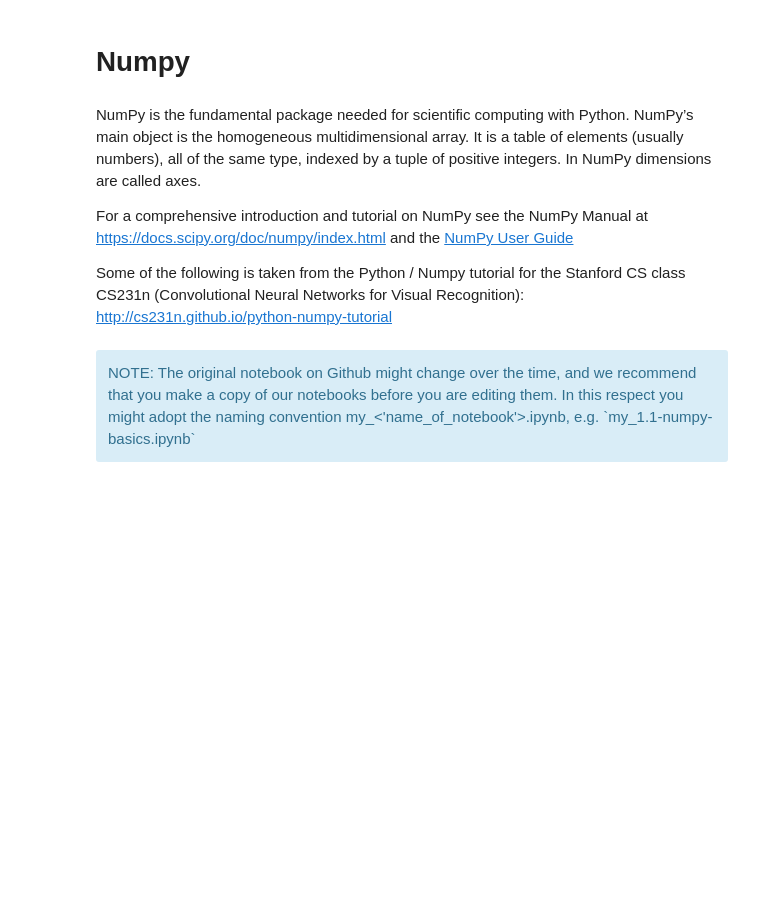
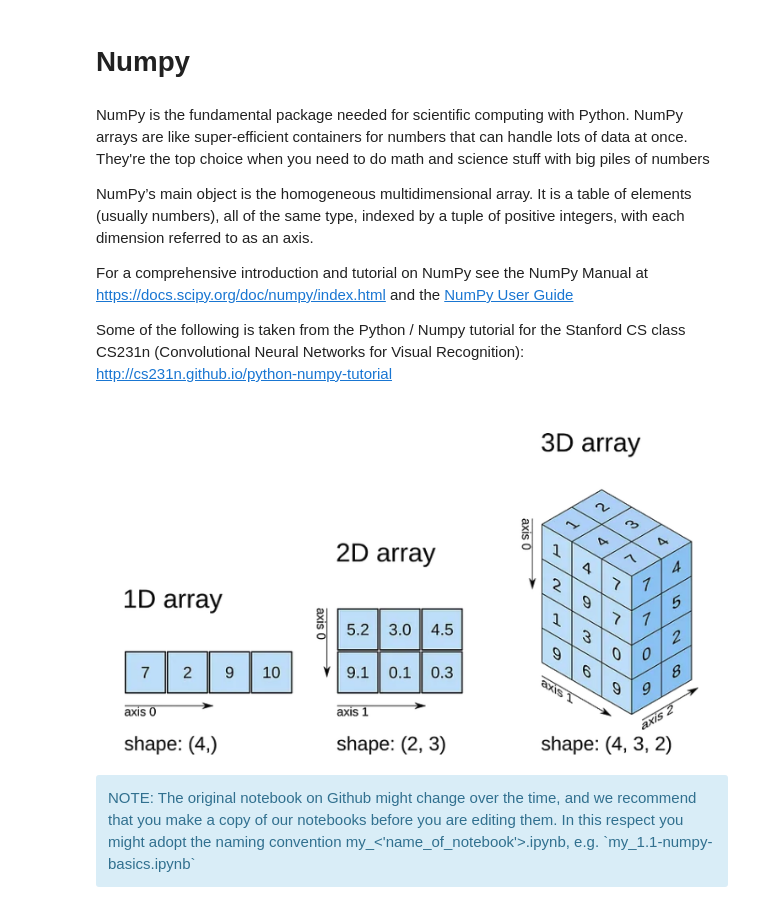
Before and after one commit to thilinib/CBM101, a Jupyter notebook: B_Python_and_friends/1_numpy_basics.ipynb, the cells around one changed output. Cells and saved outputs as stored; diff of their text form; code cells hidden in the pictures; blank space fills up the shorter version.

```diff
--- a/B_Python_and_friends/1_numpy_basics.ipynb
+++ b/B_Python_and_friends/1_numpy_basics.ipynb
@@ -3,11 +3,19 @@ Copyright (c) 2019 OERCompBiomed (UiB)
 # %% [markdown]
 <h1>Numpy</h1>
 # %% [markdown]
-NumPy is the fundamental package needed for scientific computing with Python. NumPy’s main object is the homogeneous multidimensional array. It is a table of elements (usually numbers), all of the same type, indexed by a tuple of positive integers. In NumPy dimensions are called axes.
+NumPy is the fundamental package needed for scientific computing with Python. NumPy arrays are like super-efficient containers for numbers that can handle lots of data at once. They're the top choice when you need to do math and science stuff with big piles of numbers
+
+NumPy’s main object is the homogeneous multidimensional array. It is a table of elements (usually numbers), all of the same type, indexed by a tuple of positive integers, with each dimension referred to as an axis.
 
 For a comprehensive introduction and tutorial on NumPy see the NumPy Manual at https://docs.scipy.org/doc/numpy/index.html and the [NumPy User Guide](https://docs.scipy.org/doc/numpy/user/index.html)
 
 Some of the following is taken from the Python / Numpy tutorial for the Stanford CS class CS231n (Convolutional Neural Networks for Visual Recognition): http://cs231n.github.io/python-numpy-tutorial
+# %%
+from PIL import Image
+im = Image.open('./assets/numpy array')
+im
+# %% [output]
+[figure, added]
 # %% [markdown]
 <div class='alert alert-info'>
 NOTE: The original notebook on Github might change over the time, and we recommend that you make a copy of our notebooks before you are editing them. In this respect you might adopt the naming convention my_<'name_of_notebook'>.ipynb, e.g. `my_1.1-numpy-basics.ipynb`
```
Also changed, not shown: parts of 40 cells of this notebook, 1 other file.
